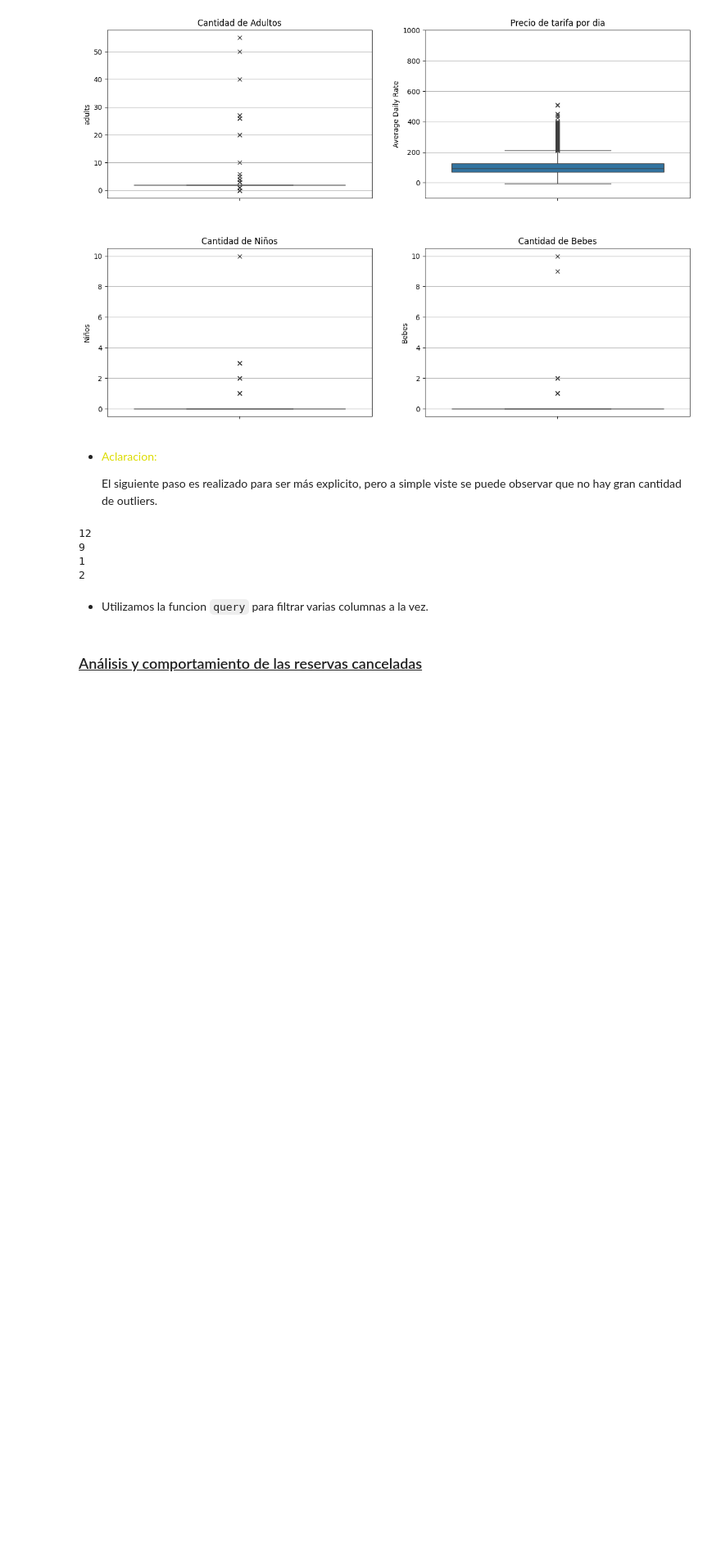
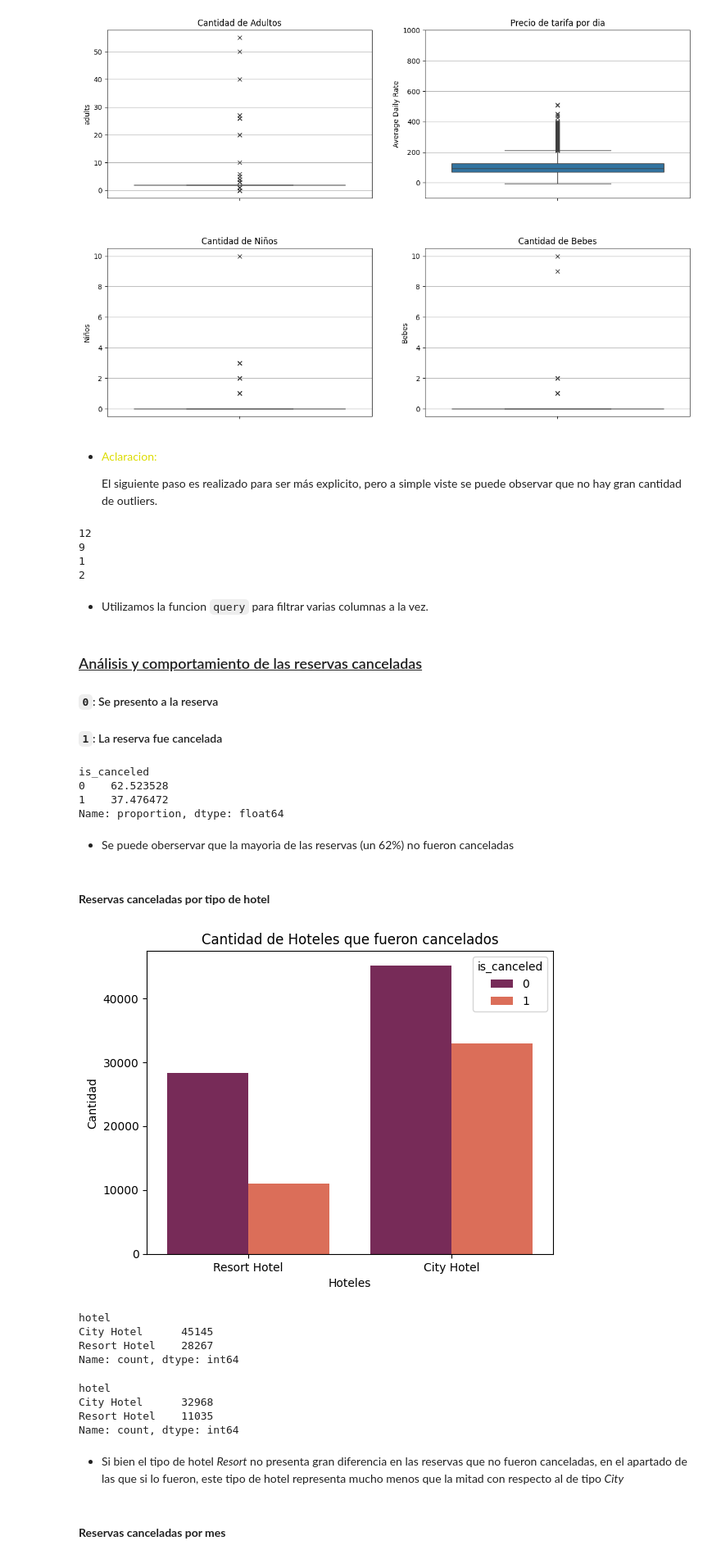
Before and after one commit to MartinFerrari5/Booking-Analysis, a Jupyter notebook: booking.ipynb, the cells around one changed output. Shown at 82% size. Saved outputs shown, nothing was run; the diff lists cells and outputs as text; code cells hidden in the pictures; blank space fills up the shorter version.

```diff
--- a/booking.ipynb
+++ b/booking.ipynb
@@ -242,4 +251,20 @@ print(booking_copy[booking_copy["babies"] >=4 ].shape[0])
 booking_copy.query(expr="adults<20 & adr<400 & adr>0 & children <= 4 & babies <= 4", inplace=True)
 # %% [markdown]
 ### <u>Análisis y comportamiento de las reservas canceladas</u>
+
+#### `0`: Se presento a la reserva
+#### `1`: La reserva fue cancelada
+# %%
+# Porcentaje de reservas canceladas
+# 0: se presento a la reserva
+#1: la reserva fue cancelada
+
+booking_copy.is_canceled.value_counts(normalize=True) * 100
+# %% [output]
+is_canceled
+0    62.523528
+1    37.476472
+Name: proportion, dtype: float64
+# %% [markdown]
+- Se puede oberservar que la mayoria de las reservas (un 62%) no fueron canceladas
 # %%
@@ -246,0 +272,33 @@ approved, canceled = booking_copy[booking_copy["is_canceled"]==0], booking_copy[
+# %% [markdown]
+#### <b> Reservas canceladas por tipo de hotel </b>
+# %%
+plt.title("Cantidad de Hoteles que fueron cancelados")
+
+plt.xlabel("Hoteles")
+plt.ylabel("Cantidad")
+
+sns.countplot(data=booking_copy, x="hotel", hue="is_canceled",palette='rocket')
+
+plt.show()
+# %% [output]
+[figure, added]
+# %%
+#Porcentaje del tipo de hotel que no fue cancelado
+booking_copy[booking_copy["is_canceled"]==0]["hotel"].value_counts()
+# %% [output]
+hotel
+City Hotel      45145
+Resort Hotel    28267
+Name: count, dtype: int64
+# %%
+#Porcentaje del tipo de hotel que si fue cancelado
+booking_copy[booking_copy["is_canceled"]==1]["hotel"].value_counts()
+# %% [output]
+hotel
+City Hotel      32968
+Resort Hotel    11035
+Name: count, dtype: int64
+# %% [markdown]
+- Si bien el tipo de hotel <i>Resort</i> no presenta gran diferencia en las reservas que no fueron canceladas, en el apartado de las que si lo fueron, este tipo de hotel representa mucho menos que la mitad con respecto al de tipo <i>City</i>
+# %% [markdown]
+#### <b> Reservas canceladas por mes </b>
```
Also changed, not shown: parts of 20 cells of this notebook.
